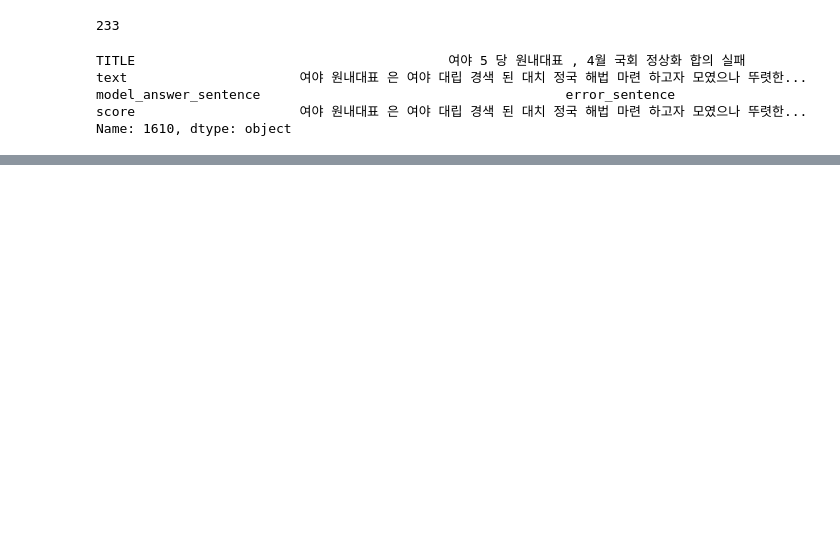
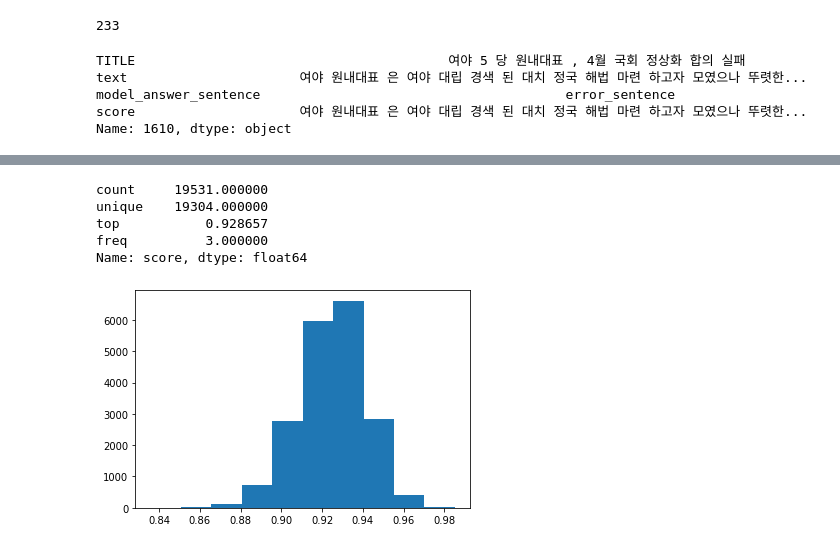
Before and after one commit to tkdlqh2/Match_sum, a Jupyter notebook: MatchSum.ipynb, the cells around one changed output, grey strips where cells are left out. Saved outputs shown, nothing was run; the diff lists cells and outputs as text; code cells hidden in the pictures; blank space fills up the shorter version.

```diff
--- a/MatchSum.ipynb
+++ b/MatchSum.ipynb
@@ -1026,4 +1026,4 @@ model_answer_sentence                                       error_sentence
 score                     여야 원내대표 은 여야 대립 경색 된 대치 정국 해법 마련 하고자 모였으나 뚜렷한...
 Name: 1610, dtype: object
 # %%
-df_tokenized_val_new.drop(drop_idx_list)
+df_tokenized_val_new = df_tokenized_val_new.drop(drop_idx_list)
@@ -1043,0 +1030,15 @@ df_tokenized_val_new.drop(drop_idx_list)
+# %%
+df_tokenized_val_new['score'].describe()
+# %% [output]
+count     19531.000000
+unique    19304.000000
+top           0.928657
+freq          3.000000
+Name: score, dtype: float64
+# %%
+import matplotlib.pyplot as plt
+
+plt.hist(df_tokenized_val_new['score'])
+plt.show()
+# %% [output]
+[figure, added]
```
Also changed, not shown: parts of 2 cells of this notebook.
